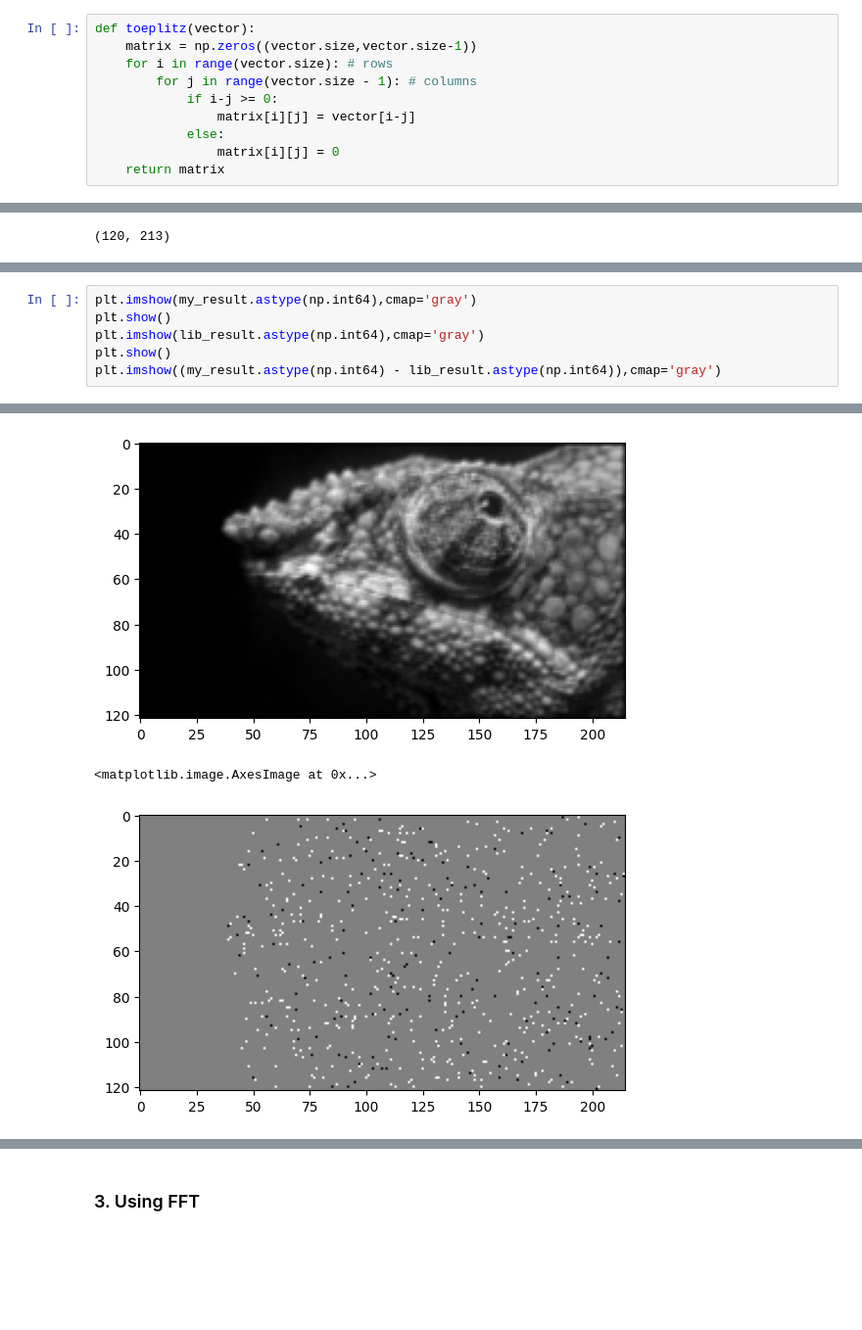
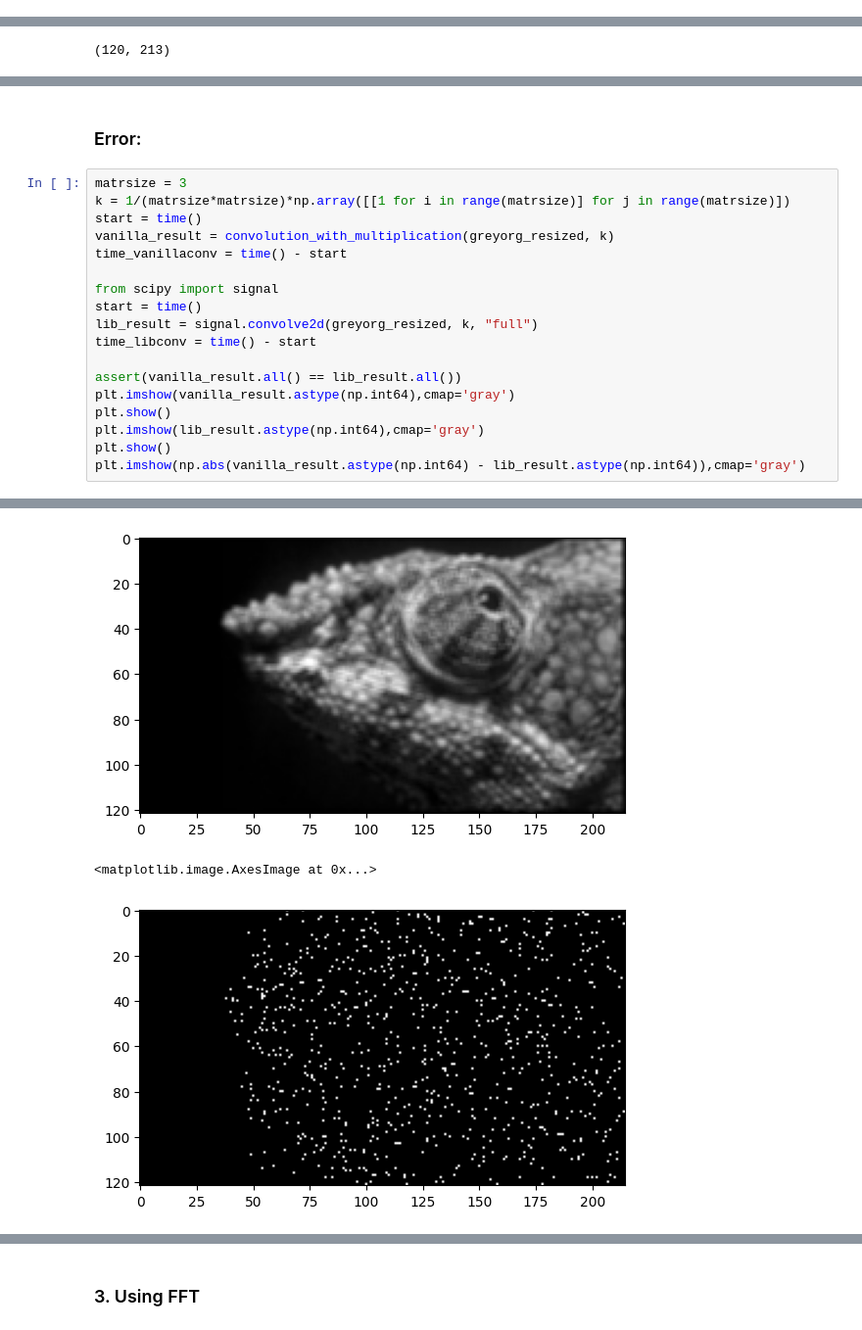
Before and after one commit to natharyan/CS-2467-Monsoon-2024, a Jupyter notebook: PSET1/B.ipynb, the cells around one changed output, grey strips where cells are left out. Shown at 98% size. Cells and saved outputs as stored; diff of their text form; blank space fills up the shorter version.

```diff
--- a/PSET1/B.ipynb
+++ b/PSET1/B.ipynb
@@ -23,10 +18,0 @@ greyorg.shape
-# %%
-def toeplitz(vector):
-    matrix = np.zeros((vector.size,vector.size-1))
-    for i in range(vector.size): # rows
-        for j in range(vector.size - 1): # columns
-            if i-j >= 0:
-                matrix[i][j] = vector[i-j]
-            else:
-                matrix[i][j] = 0
-    return matrix
@@ -306,11 +218,25 @@ my result:
+# %% [markdown]
+### Error:
 # %%
-plt.imshow(my_result.astype(np.int64),cmap='gray')
+matrsize = 3
+k = 1/(matrsize*matrsize)*np.array([[1 for i in range(matrsize)] for j in range(matrsize)])
+start = time()
+vanilla_result = convolution_with_multiplication(greyorg_resized, k)
+time_vanillaconv = time() - start
+
+from scipy import signal
+start = time()
+lib_result = signal.convolve2d(greyorg_resized, k, "full")
+time_libconv = time() - start
+
+assert(vanilla_result.all() == lib_result.all())
+plt.imshow(vanilla_result.astype(np.int64),cmap='gray')
 plt.show()
 plt.imshow(lib_result.astype(np.int64),cmap='gray')
 plt.show()
-plt.imshow((my_result.astype(np.int64) - lib_result.astype(np.int64)),cmap='gray')
+plt.imshow(np.abs(vanilla_result.astype(np.int64) - lib_result.astype(np.int64)),cmap='gray')
 # %% [output]
 [figure]
 [figure]
 <matplotlib.image.AxesImage at 0x...>
-[figure, old version]
+[figure, new version]
```
Also changed, not shown: parts of 17 cells of this notebook, 3 other files.
